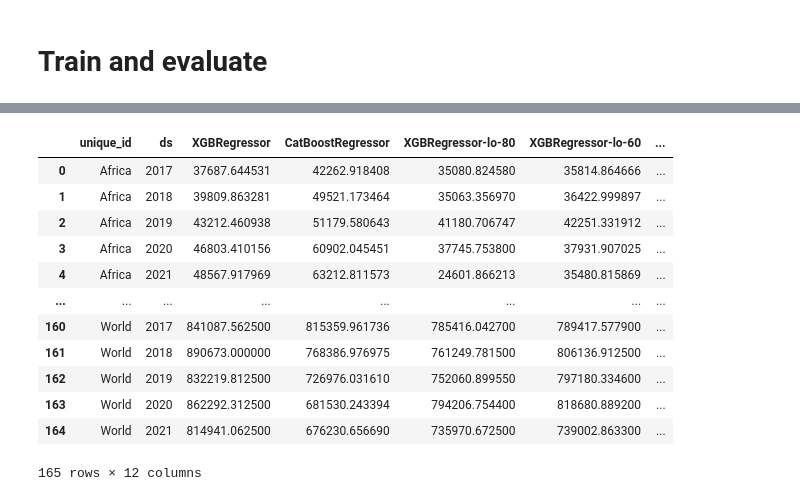
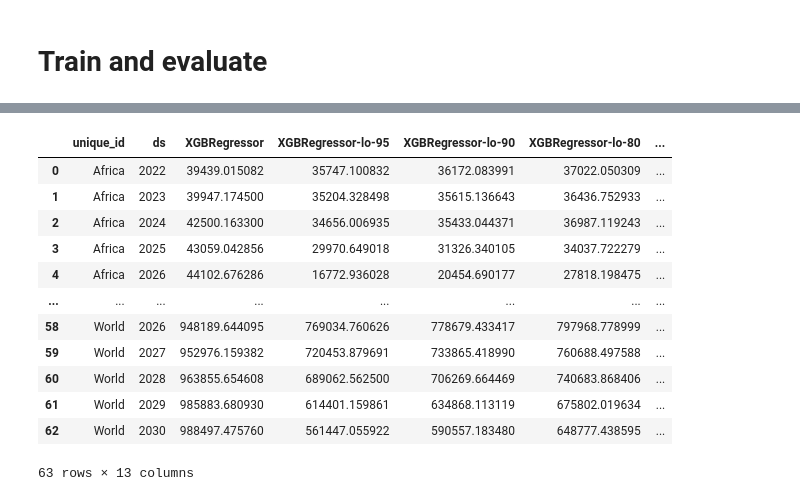
Before and after one commit to ezemriv/FAO-Food-CO2-Footprint, a Jupyter notebook: country_emissions/02_forecasting_emissions.ipynb, the cells around one changed output, grey strips where cells are left out. Drawn from its saved outputs; the diff is of its cells as text; code cells hidden in the pictures.

```diff
--- a/country_emissions/02_forecasting_emissions.ipynb
+++ b/country_emissions/02_forecasting_emissions.ipynb
@@ -71,7 +88,7 @@ projections
 # %%
 # Will test on "Total_Energy_Emissions_(CO2)_kt"
 data = data.rename(columns={"Area": "unique_id", "Year": "ds",
-                            "Total_Energy_Emissions_(CO2)_kt": "y",
+                            target: "y",
                             "Population_-_Est._&_Proj._Total_Population_-_Both_sexes_1000_No": "population_1000s"})
 
 cols = ["unique_id", "ds", "y", "population_1000s"]
@@ -110,18 +120,9 @@ xgb = XGBRegressor(
     n_estimators=100,
     max_depth=5,
     reg_lambda=1,
+    reg_alpha=1,
     random_state=42
 )
 
-# CatBoostRegressor
-cb = CatBoostRegressor(
-    iterations=100,
-    depth=5,
-    learning_rate=0.1,
-    loss_function='RMSE',
-    random_seed=42,
-    silent=True
-)
-
 # List of models
-models = [xgb, cb]
+models = [xgb]
@@ -230,0 +262,2 @@ CatBoostRegressor  20835.586989  0.982246  37499.372887  0.957948
+# %%
+future_df_2030 = projections
@@ -230,0 +268,6 @@ CatBoostRegressor  20835.586989  0.982246  37499.372887  0.957948
+# %%
+full_train = pd.concat([train, valid])
+
+# train = train.drop("population_1000s", axis=1)
+fcst.fit(full_train, fitted=True, static_features=[],
+    prediction_intervals=PredictionIntervals(n_windows=3, h=9, method="conformal_distribution"))
@@ -231,17 +283,17 @@ CatBoostRegressor  20835.586989  0.982246  37499.372887  0.957948
 # %%
-df = fcst.predict(h=5, X_df=future_df, level=[60,80])
-df
+preds_2030 = fcst.predict(h=9, X_df=future_df_2030, level=[60,70,80,90,95])
+preds_2030
 # %% [output]
-|  | unique_id | ds | XGBRegressor | CatBoostRegressor | XGBRegressor-lo-80 | XGBRegressor-lo-60 | ... |
-| 0 | Africa | 2017 | 37687.644531 | 42262.918408 | 35080.824580 | 35814.864666 | ... |
-| 1 | Africa | 2018 | 39809.863281 | 49521.173464 | 35063.356970 | 36422.999897 | ... |
-| 2 | Africa | 2019 | 43212.460938 | 51179.580643 | 41180.706747 | 42251.331912 | ... |
-| 3 | Africa | 2020 | 46803.410156 | 60902.045451 | 37745.753800 | 37931.907025 | ... |
-| 4 | Africa | 2021 | 48567.917969 | 63212.811573 | 24601.866213 | 35480.815869 | ... |
+|  | unique_id | ds | XGBRegressor | XGBRegressor-lo-95 | XGBRegressor-lo-90 | XGBRegressor-lo-80 | ... |
+| 0 | Africa | 2022 | 39439.015082 | 35747.100832 | 36172.083991 | 37022.050309 | ... |
+| 1 | Africa | 2023 | 39947.174500 | 35204.328498 | 35615.136643 | 36436.752933 | ... |
+| 2 | Africa | 2024 | 42500.163300 | 34656.006935 | 35433.044371 | 36987.119243 | ... |
+| 3 | Africa | 2025 | 43059.042856 | 29970.649018 | 31326.340105 | 34037.722279 | ... |
+| 4 | Africa | 2026 | 44102.676286 | 16772.936028 | 20454.690177 | 27818.198475 | ... |
 | ... | ... | ... | ... | ... | ... | ... | ... |
-| 160 | World | 2017 | 841087.562500 | 815359.961736 | 785416.042700 | 789417.577900 | ... |
-| 161 | World | 2018 | 890673.000000 | 768386.976975 | 761249.781500 | 806136.912500 | ... |
-| 162 | World | 2019 | 832219.812500 | 726976.031610 | 752060.899550 | 797180.334600 | ... |
-| 163 | World | 2020 | 862292.312500 | 681530.243394 | 794206.754400 | 818680.889200 | ... |
-| 164 | World | 2021 | 814941.062500 | 676230.656690 | 735970.672500 | 739002.863300 | ... |
+| 58 | World | 2026 | 948189.644095 | 769034.760626 | 778679.433417 | 797968.778999 | ... |
+| 59 | World | 2027 | 952976.159382 | 720453.879691 | 733865.418990 | 760688.497588 | ... |
+| 60 | World | 2028 | 963855.654608 | 689062.562500 | 706269.664469 | 740683.868406 | ... |
+| 61 | World | 2029 | 985883.680930 | 614401.159861 | 634868.113119 | 675802.019634 | ... |
+| 62 | World | 2030 | 988497.475760 | 561447.055922 | 590557.183480 | 648777.438595 | ... |
-165 rows × 12 columns
+63 rows × 13 columns
```
Also changed, not shown: parts of 29 cells of this notebook, 7 other files.
